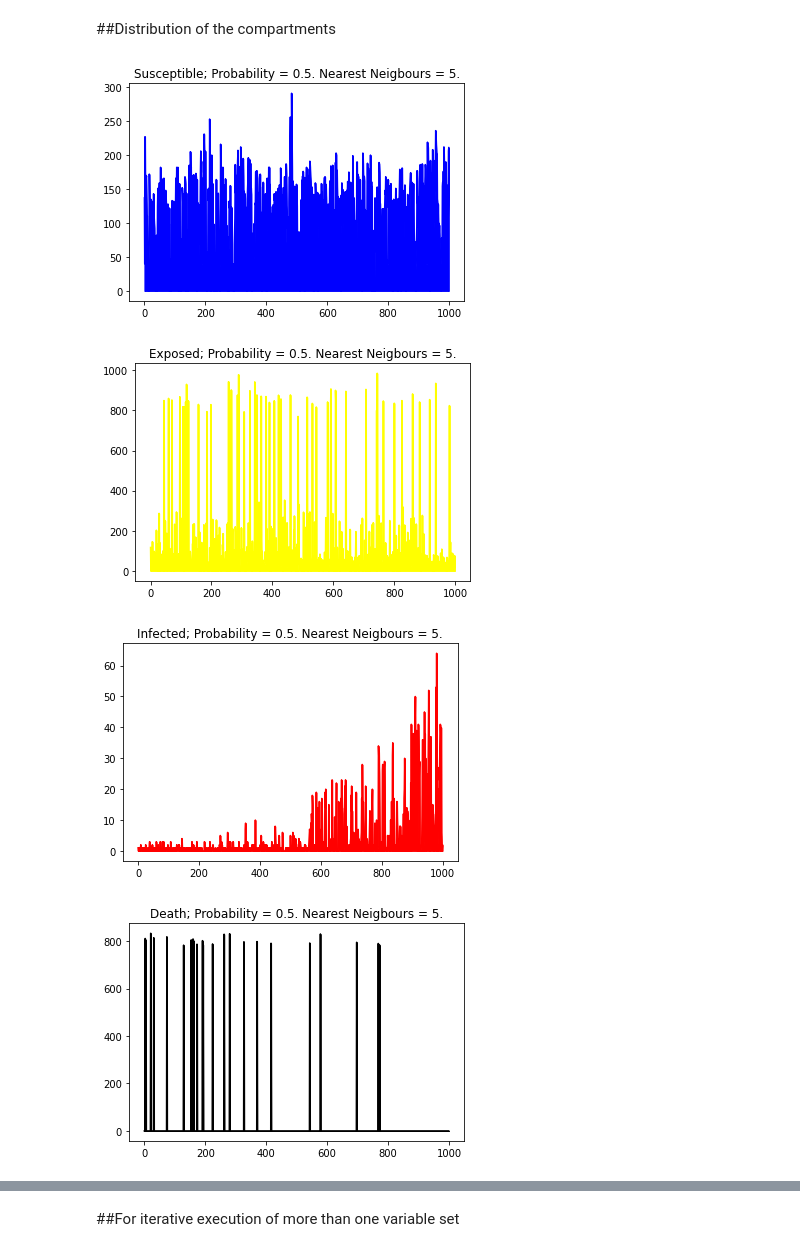
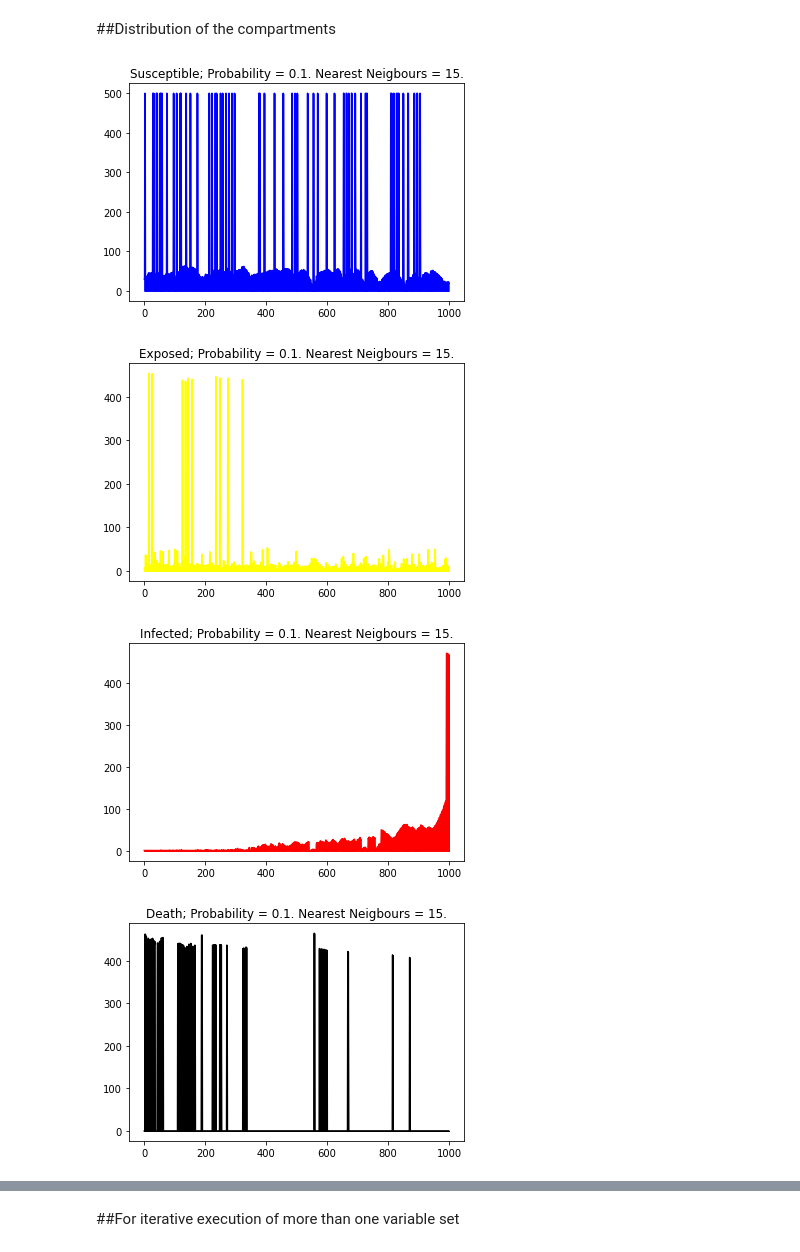
Before and after one commit to thecrazyphysicist369/strategic-Covid19-testing, a Jupyter notebook: v2_Random_Testing.ipynb, the cells around one changed output, grey strips where cells are left out. Cells and saved outputs as stored; diff of their text form; code cells hidden in the pictures.

```diff
--- a/v2_Random_Testing.ipynb
+++ b/v2_Random_Testing.ipynb
@@ -187,13 +187,13 @@ def days(pop, tpm):
 
 population_size = 1000 #int(input("Enter population size : "))
 
-k = 5 # int(input("\nk nearest neighbors : "))
+k = 15 # int(input("\nk nearest neighbors : "))
 
-p = 0.5 # float(input("\nProbablity of the contacts : "))
+p = 0.1 # float(input("\nProbablity of the contacts : "))
 
 tpm = 200 #int(input("\nTests per million population : "))
 
-iterations = 1000 #int(input("\nNumber of days the model to run : "))
+iterations = 500 #int(input("\nNumber of days the model to run : "))
 
 ex = 50 #int(input("\nNumber of Individuals initially exposed"))
 
@@ -298,54 +292,52 @@ for person in population:
   d_reco.append(person['d_reco'])
   d_death.append(person['d_death'])
   #d_sus.append(person['d_sus'])
-  if person['d_inf'] > 100:
+  if person['d_inf'] > 1000:
     d_inf.append(0)
   else :
     d_inf.append(person['d_inf'])
   if person['d_sus'] == 1000:
-    d_sus.append(40)
+    d_sus.append(200)
   else :
     d_sus.append(person['d_sus'])
 
 
-pop_len = []
-for i in range(len(population)):
-  pop_len.append(i)
+pop_len = np.arange(len(population))
 
 
 #Plotting the susceptible distribution
-sus_plt = plt.plot(count, d_sus, color = 'b')
-sus_plt = plt.fill_between(count, d_sus, color = 'b')
+sus_plt = plt.plot(pop_len, d_sus, color = 'b')
+sus_plt = plt.fill_between(pop_len, d_sus, color = 'b')
 label = "Susceptible; Probability = "+str(p)+". Nearest Neigbours = "+str(k)+"."
 sus_plt = plt.title(label, fontdict=None, loc='center', pad=None)
 sus_plt = plt.savefig('susceptible distribution.png')
 sus_plt = plt.show()
 #Plotting the exposed distribution
-expo_plt = plt.plot(count, d_expo, color = '#ffff00')
-expo_plt = plt.fill_between(count, d_expo, color = '#ffff00')
+expo_plt = plt.plot(pop_len, d_expo, color = '#ffff00')
+expo_plt = plt.fill_between(pop_len, d_expo, color = '#ffff00')
 label = "Exposed; Probability = "+str(p)+". Nearest Neigbours = "+str(k)+"."
 expo_plt = plt.title(label, fontdict=None, loc='center', pad=None)
 expo_plt = plt.show()
 #plotting the infected distribution
-inf_plt = plt.plot(count, d_inf, color = 'r')
-inf_plt = plt.fill_between(count, d_inf, color = 'r')
+inf_plt = plt.plot(pop_len, d_inf, color = 'r')
+inf_plt = plt.fill_between(pop_len, d_inf, color = 'r')
 label = "Infected; Probability = "+str(p)+". Nearest Neigbours = "+str(k)+"."
 inf_plt = plt.title(label, fontdict=None, loc='center', pad=None)
 inf_plt = plt.show()
 #plotting the death distribution
-inf_plt = plt.plot(count, d_death, color = 'k')
-inf_plt = plt.fill_between(count, d_death, color = 'k')
+inf_plt = plt.plot(pop_len, d_death, color = 'k')
+inf_plt = plt.fill_between(pop_len, d_death, color = 'k')
 label = "Death; Probability = "+str(p)+". Nearest Neigbours = "+str(k)+"."
 inf_plt = plt.title(label, fontdict=None, loc='center', pad=None)
 inf_plt = plt.show()
 #plotting the recovered distribution
-inf_plt = plt.plot(count, d_reco, color = 'g')
-inf_plt = plt.fill_between(count, d_reco, color = 'g')
+inf_plt = plt.plot(pop_len, d_reco, color = 'g')
+inf_plt = plt.fill_between(pop_len, d_reco, color = 'g')
 label = "Infected; Probability = "+str(p)+". Nearest Neigbours = "+str(k)+"."
 inf_plt = plt.title(label, fontdict=None, loc='center', pad=None)
 inf_plt = plt.show()
 # %% [output]
-[figure, old version]
+[figure, new version]
-[figure, old version]
+[figure, new version]
-[figure, old version]
+[figure, new version]
-[figure, old version]
+[figure, new version]
```
Also changed, not shown: parts of 4 cells of this notebook.
